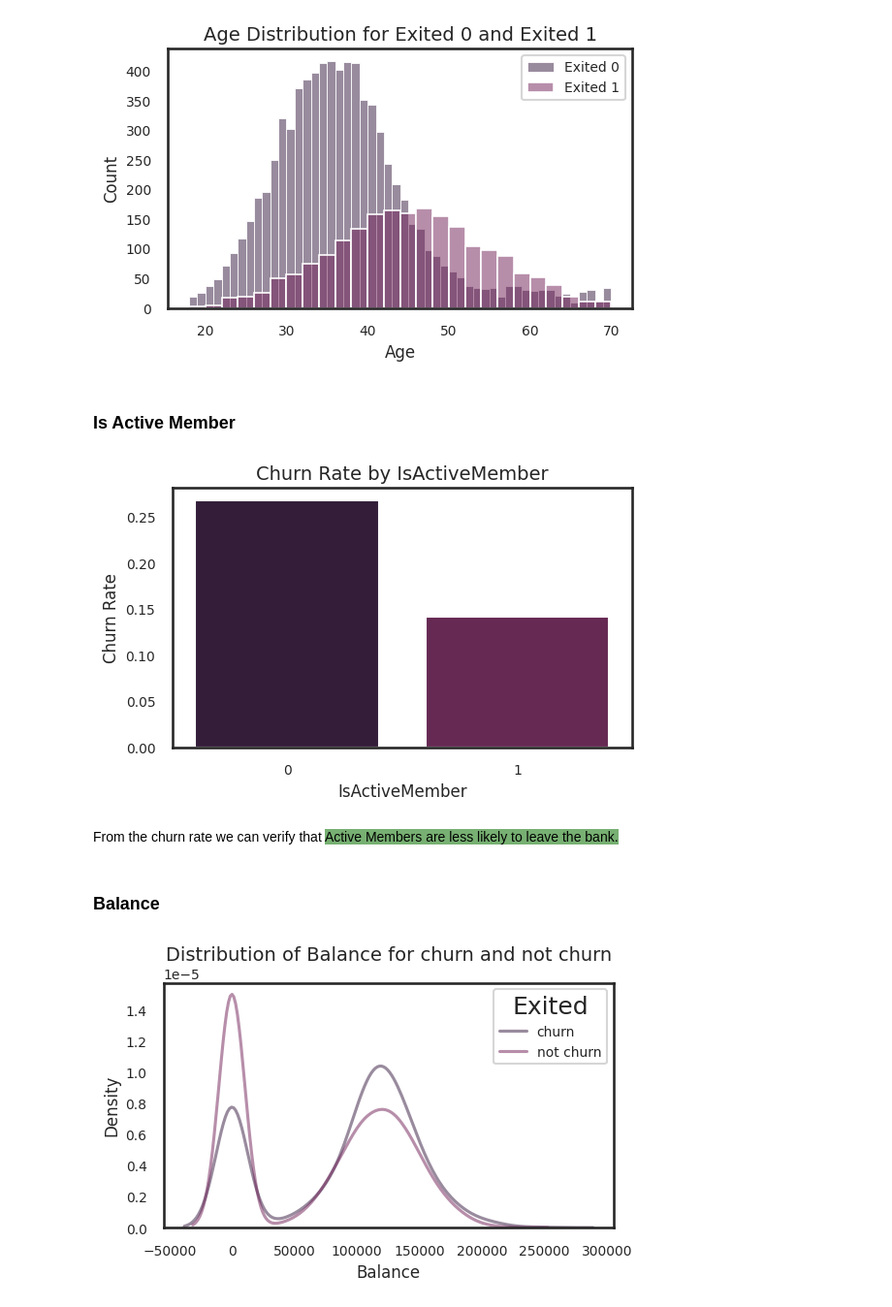
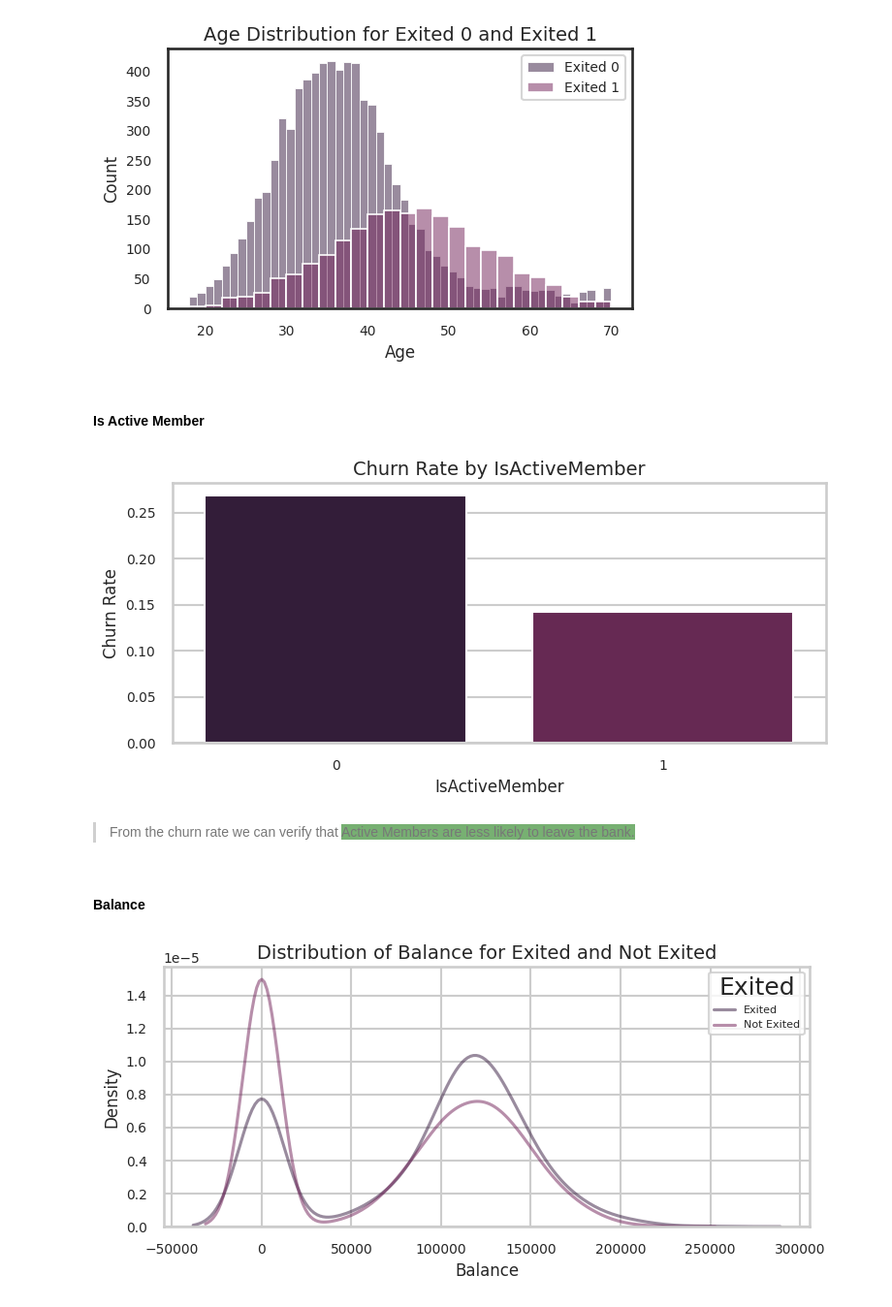
Before and after one commit to laizaparizotto/churn-prediction-kedro, a Jupyter notebook: churn-prediction/notebooks/EDA.ipynb, the cells around one changed output. Shown at 97% size. Saved outputs shown, nothing was run; the diff lists cells and outputs as text; code cells hidden in the pictures.

```diff
--- a/churn-prediction/notebooks/EDA.ipynb
+++ b/churn-prediction/notebooks/EDA.ipynb
@@ -1,14 +28,6 @@
 # %%
-from utils.utils import format_seaborn_plots
-import pandas as pd
-import numpy as np
-import matplotlib.pyplot as plt
-import seaborn as sns
-
-%matplotlib inline
-
 # Read the data from a CSV file
-df = pd.read_csv('data/Abandono_clientes.csv')
+df = pd.read_csv('../data/01_raw/abandono_clientes.csv')
 df_exited = df.loc[df["Exited"]==1]
 df_not_exited = df.loc[df["Exited"]==0]
 
@@ -174,7 +207,7 @@ plt.legend()
 <matplotlib.legend.Legend at 0x...>
 [figure]
 # %% [markdown]
-### Is Active Member
+#### Is Active Member
 # %%
 format_seaborn_plots()
 
@@ -188,24 +221,24 @@ plt.ylabel('Churn Rate')
 plt.title('Churn Rate by IsActiveMember')
 plt.show()
 # %% [output]
-[figure, old version]
+[figure, new version]
 # %% [markdown]
-From the churn rate we can verify that <span style="background-color:#77b072">Active Members are less likely to leave the bank.</span>
+> From the churn rate we can verify that <span style="background-color:#77b072">Active Members are less likely to leave the bank.</span>
 # %% [markdown]
-### Balance
+#### Balance
 # %%
 format_seaborn_plots()
 
 # Plot histogram for Balance column
-sns.kdeplot(data=df_exited, x='Balance', label='churn', alpha=0.5)
-sns.kdeplot(data=df_not_exited, x='Balance', label='not churn', alpha=0.5)
+sns.kdeplot(data=df_exited, x='Balance', label='Exited', alpha=0.5)
+sns.kdeplot(data=df_not_exited, x='Balance', label='Not Exited', alpha=0.5)
 
 plt.xlabel('Balance')
 plt.ylabel('Density')
-plt.title('Distribution of Balance for churn and not churn')
+plt.title('Distribution of Balance for Exited and Not Exited')
 plt.legend(title='Exited')
 
 plt.show()
 # %% [output]
-[figure, old version]
+[figure, new version]
 # %% [markdown]
```
Also changed, not shown: parts of 66 cells of this notebook.
